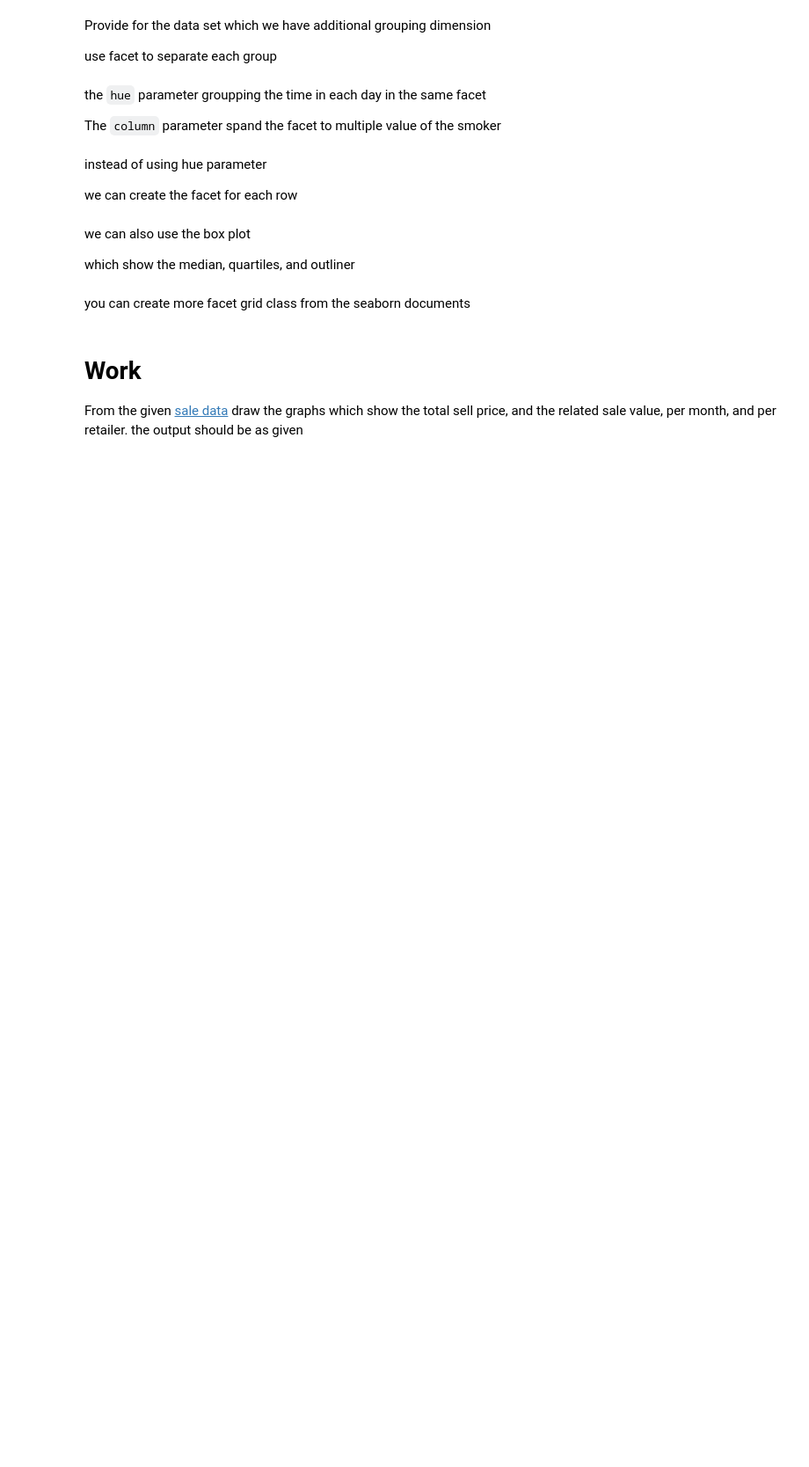
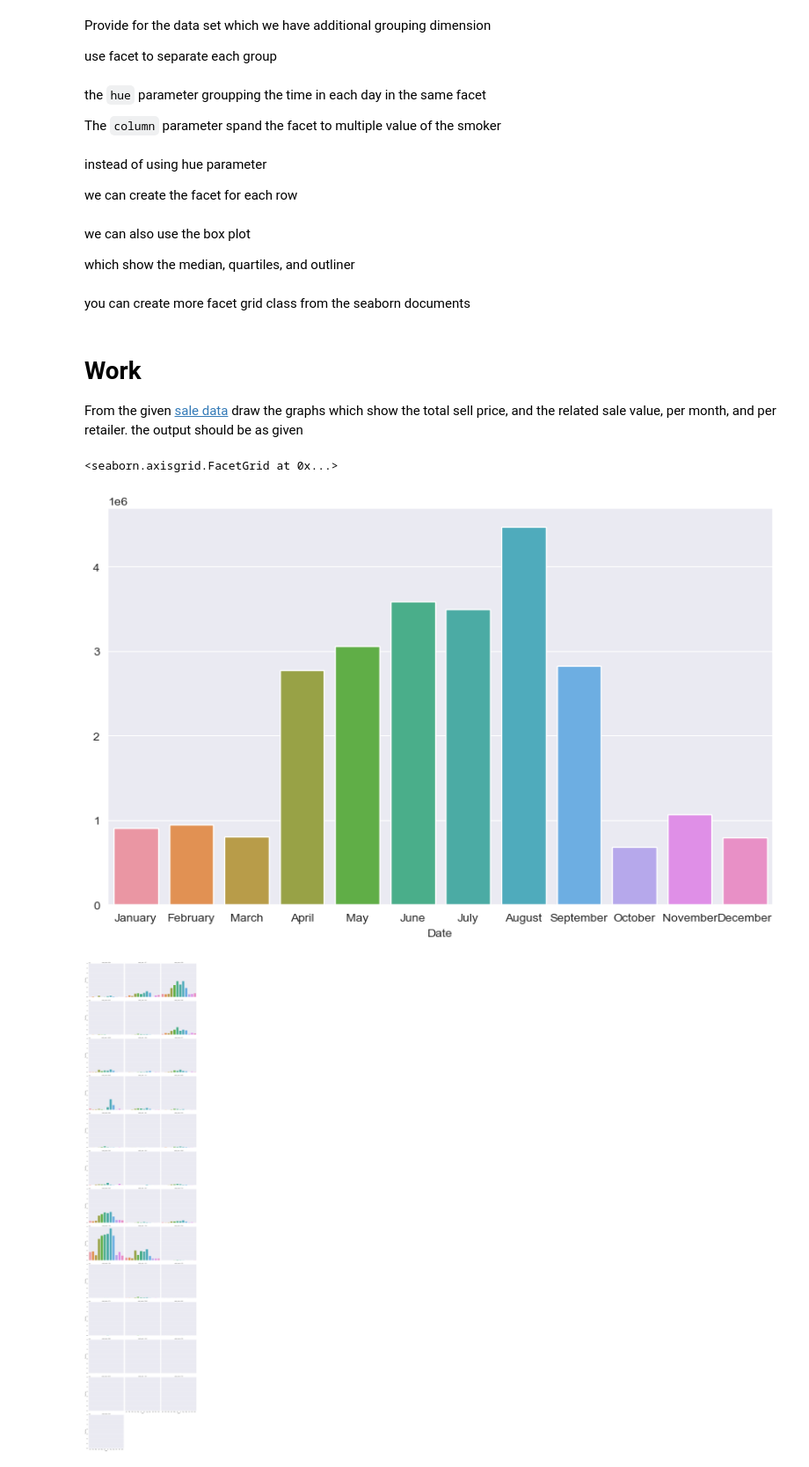
Before and after one commit to xiaofanzhouu/xiaofan_work, a Jupyter notebook: 11. Data Visualization/12_Visualization_with_MatplotLib.ipynb, the cells around one changed output. Shown at 88% size. Cells and saved outputs as stored; diff of their text form; code cells hidden in the pictures; blank space fills up the shorter version.

```diff
--- a/11. Data Visualization/12_Visualization_with_MatplotLib.ipynb
+++ b/11. Data Visualization/12_Visualization_with_MatplotLib.ipynb
@@ -434,3 +547,20 @@ From the given [sale data](examples/sale_data.xlsx) draw the graphs which show t
+# %%
+workdata = pd.read_excel('examples/sale_data.xlsx')
+workdata['Total Sale'] = workdata['Total Sale'].str.replace(',', '').astype(float)
+workdata['Date'] = pd.to_datetime(workdata['Date'])
+#Monthly Sale
+monthly_sales = workdata.groupby(workdata['Date'].dt.to_period("M"))['Total Sale'].sum()
+monthly_sales.index = monthly_sales.index.to_timestamp().month_name()
+#Retail Monthly Sale
+monthly_sales_retail = workdata.groupby([workdata['Date'].dt.to_period("M"), 'retail_code'])['Total Sale'].sum().reset_index()
+monthly_sales_retail['Date'] = monthly_sales_retail['Date'].dt.strftime('%b')
+sns.barplot(x=monthly_sales.index, y=monthly_sales.values)
+sns.catplot(x='Date', y='Total Sale', col='retail_code',
+            kind='bar', data=monthly_sales_retail, col_wrap=3)
+# %% [output]
+<seaborn.axisgrid.FacetGrid at 0x...>
+[figure, added]
+[figure, added]
 # %% [markdown]
 ![image-work1](./assets/work1.png)
 # %% [markdown]
```
Also changed, not shown: parts of 30 cells of this notebook.
